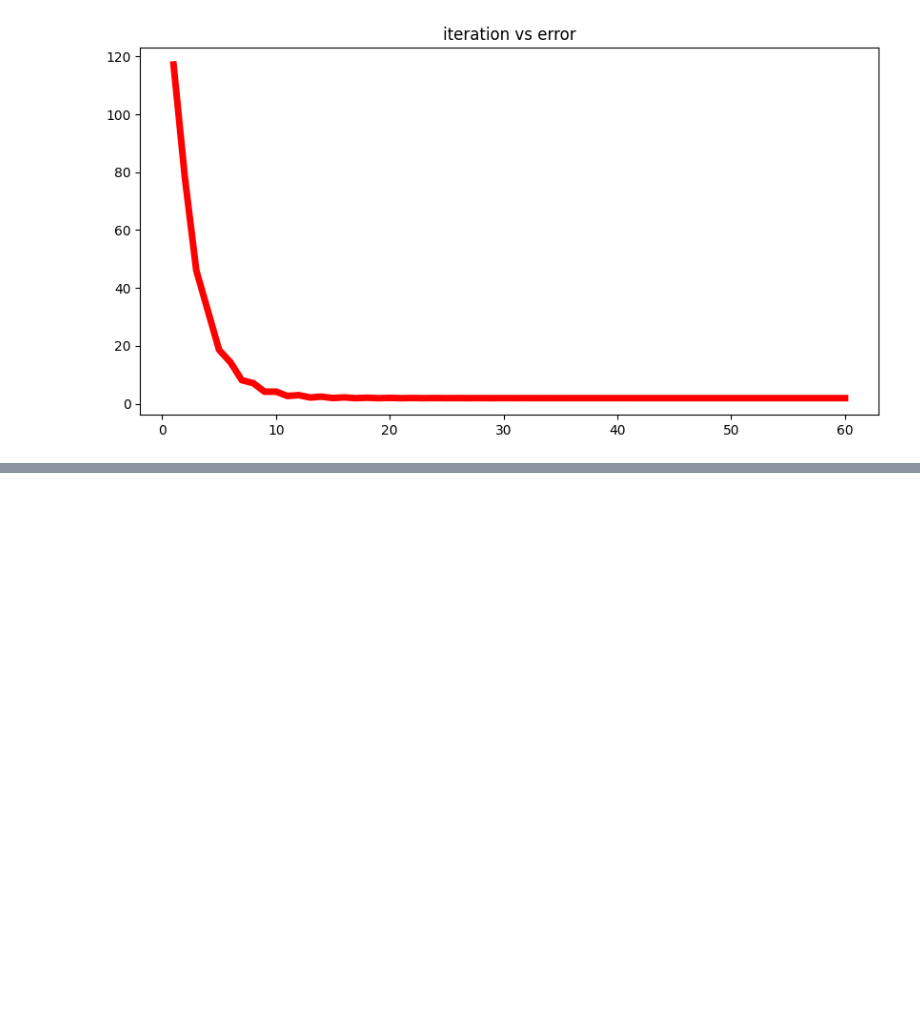
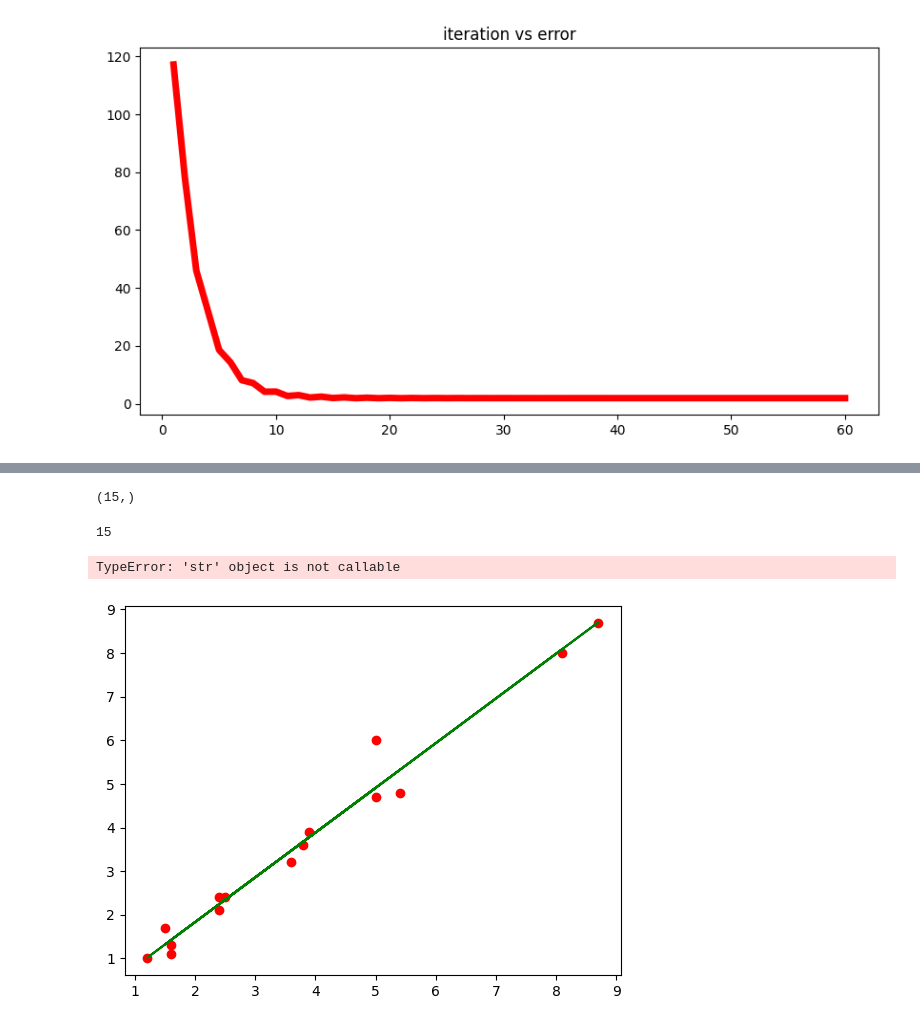
Before and after one commit to santr4/Machine_Learning, a Jupyter notebook: Linear_Regression/tut1.ipynb, the cells around one changed output, grey strips where cells are left out. Saved outputs shown, nothing was run; the diff lists cells and outputs as text; code cells hidden in the pictures; blank space fills up the shorter version.

```diff
--- a/Linear_Regression/tut1.ipynb
+++ b/Linear_Regression/tut1.ipynb
@@ -82,3 +82,8 @@ plt.show()
 # %% [output]
 TypeError: 'str' object is not callable
 [figure]
+# %%
+pred = []
+for i in range(len(x)):
+    pred.append(a0+a1*x[i])
+    print(pred)
@@ -84,0 +106,20 @@ TypeError: 'str' object is not callable
+# %%
+x.shape
+# %% [output]
+(15,)
+# %%
+length = len(pred)
+print(length)
+# %% [output]
+15
+# %%
+import matplotlib.pyplot as plt
+
+plt.scatter(x,y,color='red')
+plt.plot(x,pred,color='green')
+plt.xlabel("Experience")
+plt.ylabel("Salary")
+plt.show()
+# %% [output]
+TypeError: 'str' object is not callable
+[figure, added]
```
Also changed, not shown: parts of 1 cell of this notebook.
